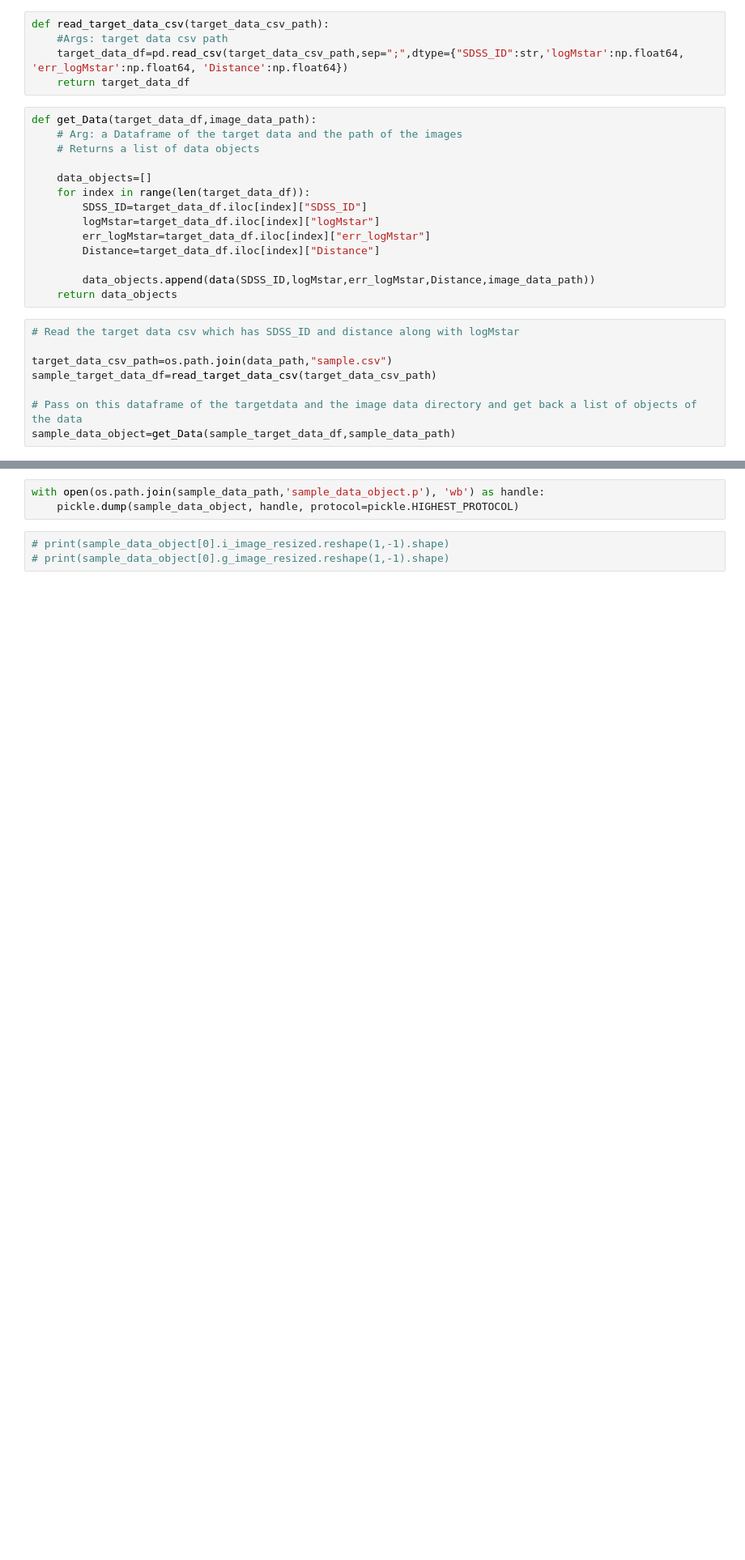
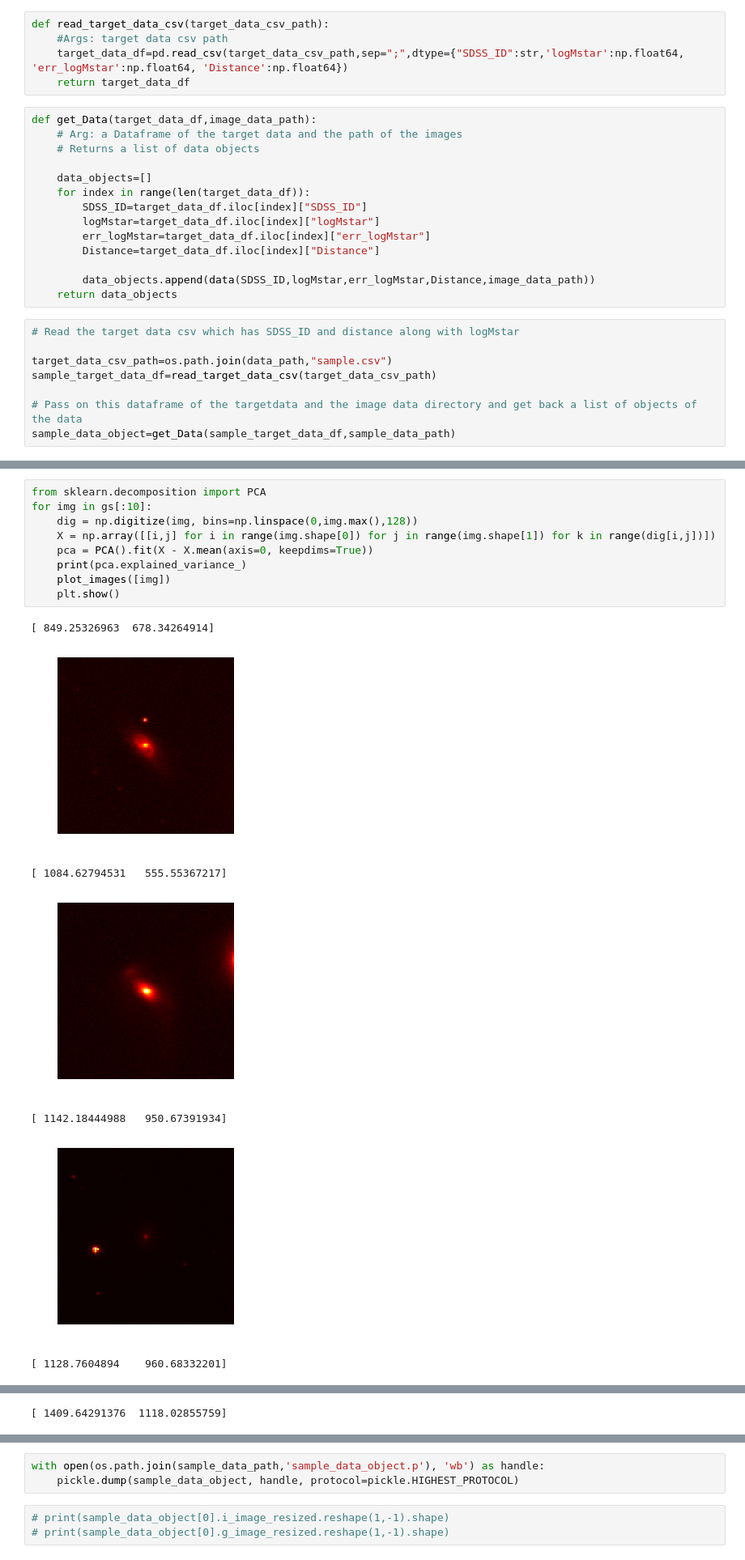
Before and after one commit to VigneshBaskar/Astrohack, a Jupyter notebook: Code/Pre_processing/Read_Preprocess_data.ipynb, the cells around one changed output, grey strips where cells are left out. Shown at 81% size. Drawn from its saved outputs; the diff is of its cells as text; blank space fills up the shorter version.

```diff
--- a/Code/Pre_processing/Read_Preprocess_data.ipynb
+++ b/Code/Pre_processing/Read_Preprocess_data.ipynb
@@ -141,0 +350,17 @@ sample_data_object=get_Data(sample_target_data_df,sample_data_path)
+# %%
+from sklearn.decomposition import PCA
+for img in gs[:10]:
+    dig = np.digitize(img, bins=np.linspace(0,img.max(),128))
+    X = np.array([[i,j] for i in range(img.shape[0]) for j in range(img.shape[1]) for k in range(dig[i,j])])
+    pca = PCA().fit(X - X.mean(axis=0, keepdims=True))
+    print(pca.explained_variance_)
+    plot_images([img])
+    plt.show()
+# %% [output]
+[ 849.25326963  678.34264914]
+[figure, added]
+[ 1084.62794531   555.55367217]
+[figure, added]
+[ 1142.18444988   950.67391934]
+[figure, added]
+[ 1128.7604894    960.68332201]
@@ -141,0 +368 @@ sample_data_object=get_Data(sample_target_data_df,sample_data_path)
+[ 1409.64291376  1118.02855759]
```
Also changed, not shown: parts of 23 cells of this notebook, 2 other files.
